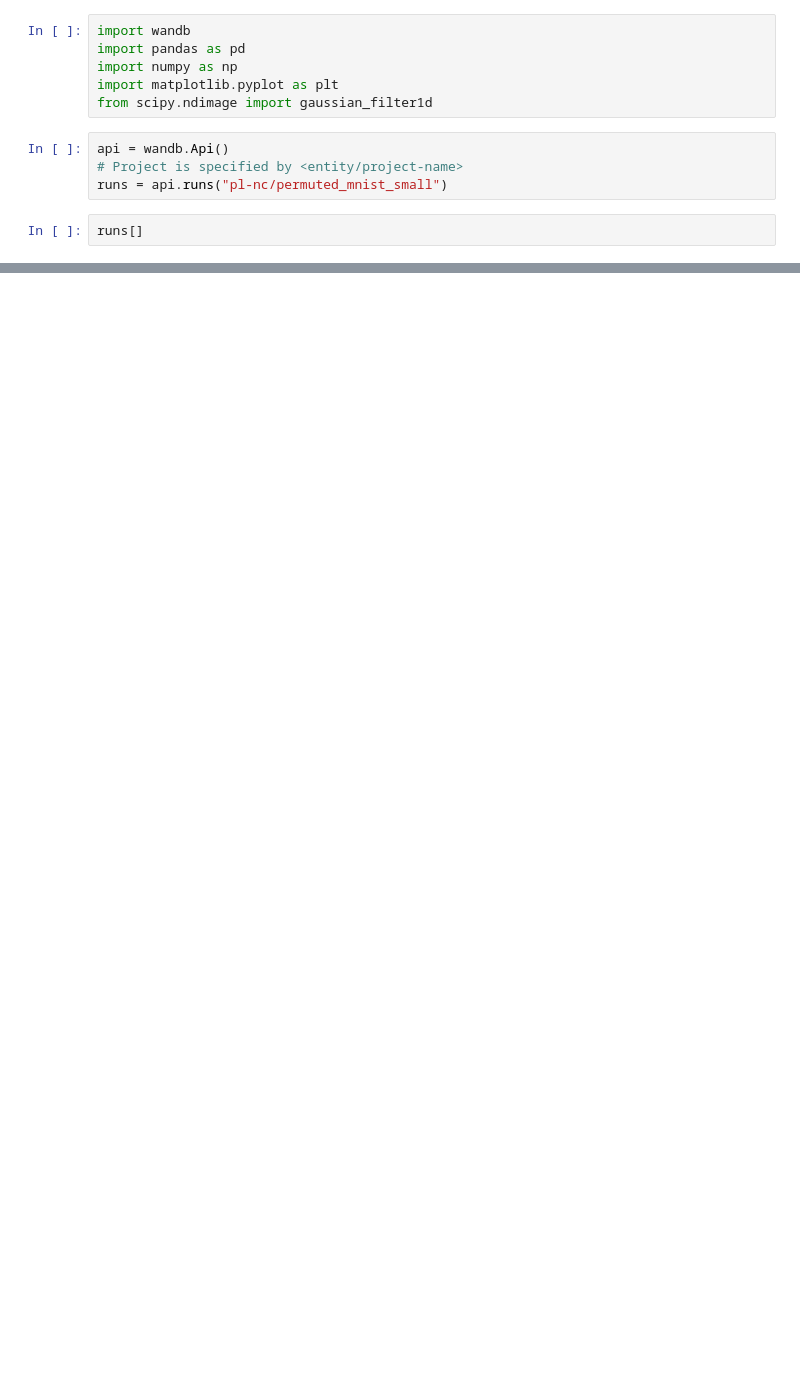
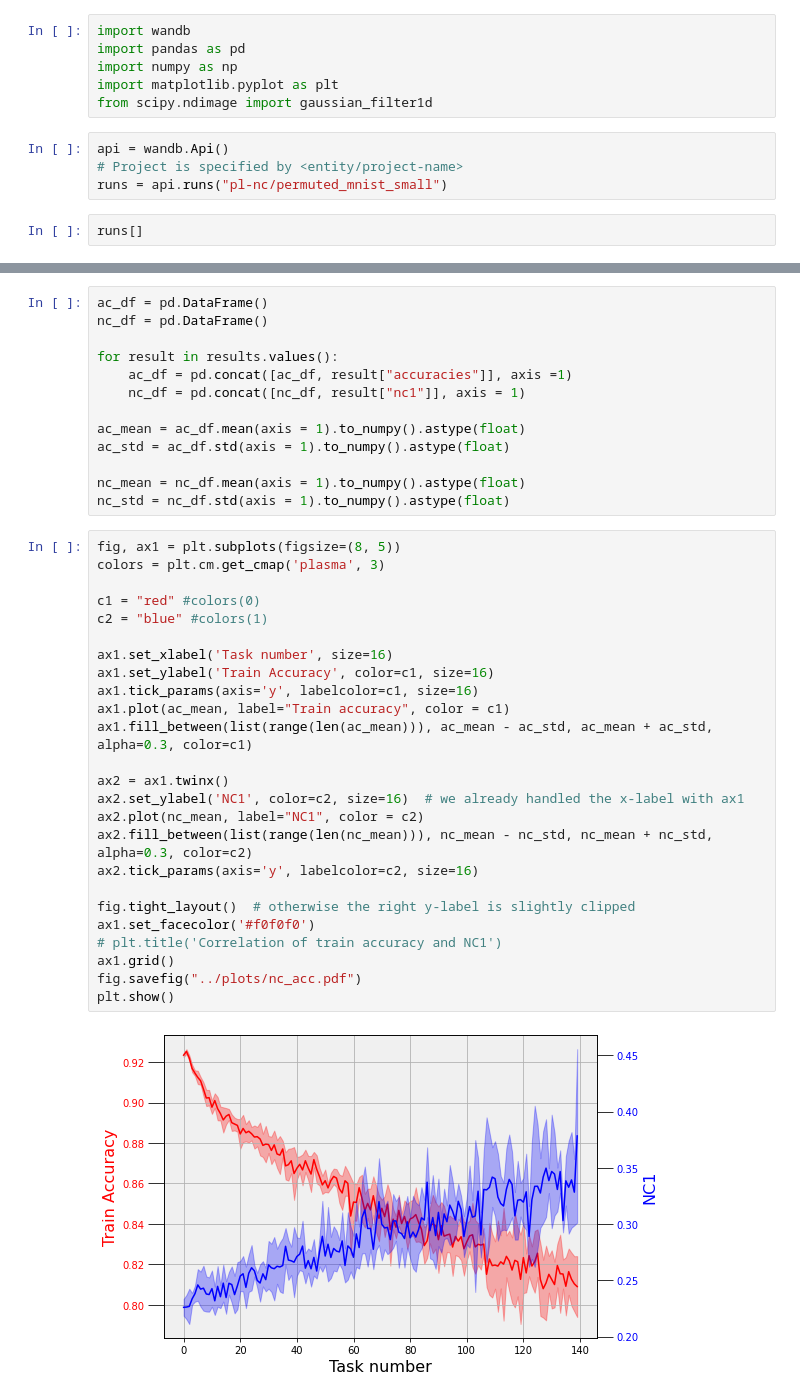
Before and after one commit to gianhess/dl_project, a Jupyter notebook: experiments/continual_experiments/lop/permuted_mnist/analysis/NC_continual.ipynb, the cells around one changed output, grey strips where cells are left out. Cells and saved outputs as stored; diff of their text form; blank space fills up the shorter version.

Commit message:
new plots

```diff
--- a/experiments/continual_experiments/lop/permuted_mnist/analysis/NC_continual.ipynb
+++ b/experiments/continual_experiments/lop/permuted_mnist/analysis/NC_continual.ipynb
@@ -123,0 +34,40 @@ plt.show()
+# %%
+ac_df = pd.DataFrame()
+nc_df = pd.DataFrame()
+
+for result in results.values():
+    ac_df = pd.concat([ac_df, result["accuracies"]], axis =1)
+    nc_df = pd.concat([nc_df, result["nc1"]], axis = 1)
+
+ac_mean = ac_df.mean(axis = 1).to_numpy().astype(float)
+ac_std = ac_df.std(axis = 1).to_numpy().astype(float)
+
+nc_mean = nc_df.mean(axis = 1).to_numpy().astype(float)
+nc_std = nc_df.std(axis = 1).to_numpy().astype(float)
+# %%
+fig, ax1 = plt.subplots(figsize=(8, 5))
+colors = plt.cm.get_cmap('plasma', 3)
+
+c1 = "red" #colors(0)
+c2 = "blue" #colors(1)
+
+ax1.set_xlabel('Task number', size=16)
+ax1.set_ylabel('Train Accuracy', color=c1, size=16)
+ax1.tick_params(axis='y', labelcolor=c1, size=16)
+ax1.plot(ac_mean, label="Train accuracy", color = c1)
+ax1.fill_between(list(range(len(ac_mean))), ac_mean - ac_std, ac_mean + ac_std, alpha=0.3, color=c1)
+
+ax2 = ax1.twinx()
+ax2.set_ylabel('NC1', color=c2, size=16)  # we already handled the x-label with ax1
+ax2.plot(nc_mean, label="NC1", color = c2)
+ax2.fill_between(list(range(len(nc_mean))), nc_mean - nc_std, nc_mean + nc_std, alpha=0.3, color=c2)
+ax2.tick_params(axis='y', labelcolor=c2, size=16)
+
+fig.tight_layout()  # otherwise the right y-label is slightly clipped
+ax1.set_facecolor('#f0f0f0')
+# plt.title('Correlation of train accuracy and NC1')
+ax1.grid()
+fig.savefig("../plots/nc_acc.pdf")
+plt.show()
+# %% [output]
+[figure, added]
```
Also changed, not shown: parts of 11 cells of this notebook, 1 other file.
